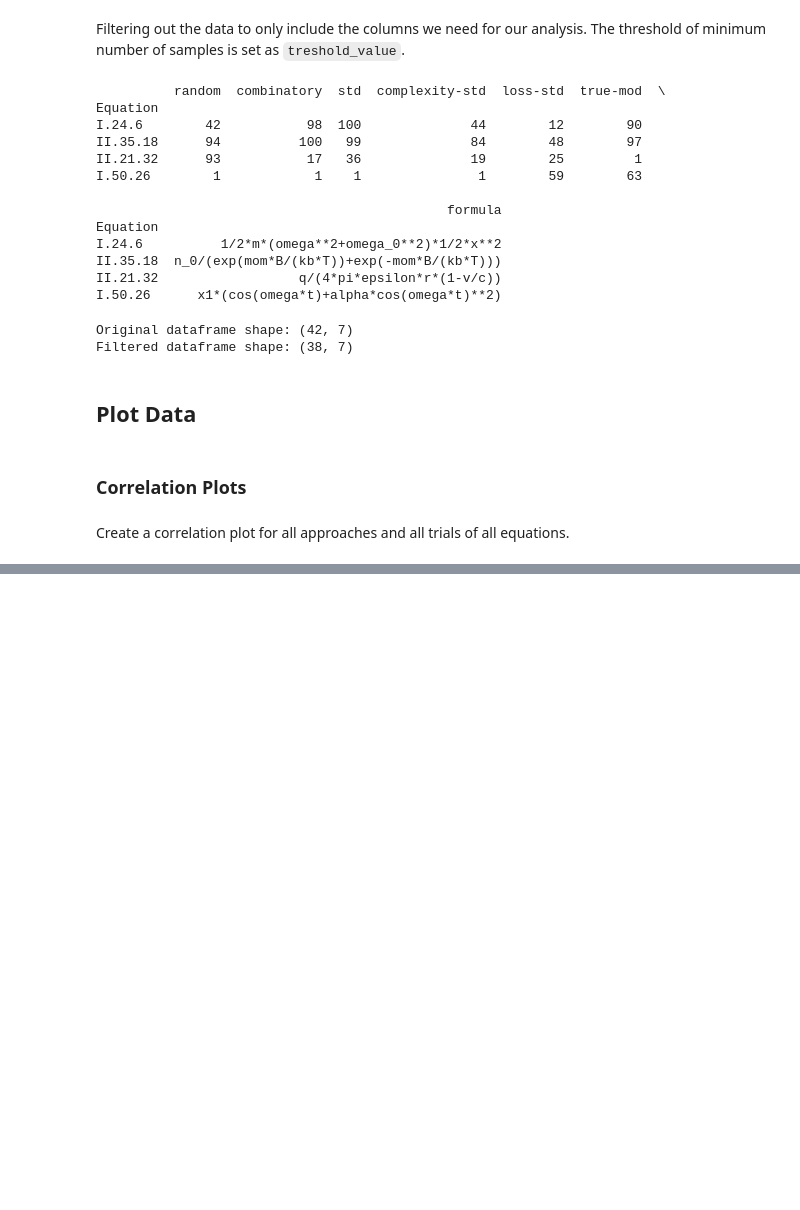
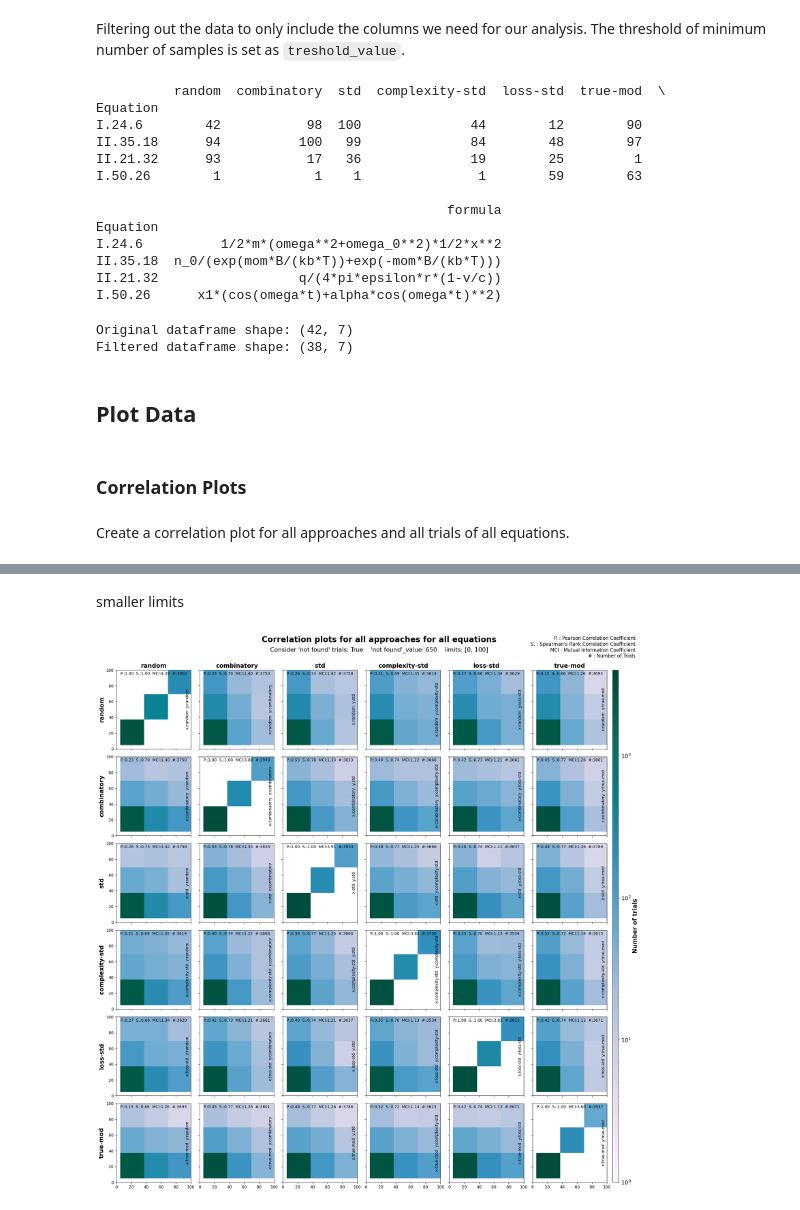
Before and after one commit to FrederikBornemann/SyReAL, a Jupyter notebook: notebooks/data_analysis.ipynb, the cells around one changed output, grey strips where cells are left out. Cells and saved outputs as stored; diff of their text form; code cells hidden in the pictures; blank space fills up the shorter version.

```diff
--- a/notebooks/data_analysis.ipynb
+++ b/notebooks/data_analysis.ipynb
@@ -262,0 +295,6 @@ correlation_plot_comparison(trial_summary_dict)
+# %% [markdown]
+smaller limits
+# %%
+correlation_plot_comparison(trial_summary_dict, lim=[0, 100])
+# %% [output]
+[figure, added]
```
Also changed, not shown: parts of 6 cells of this notebook, 2 other files.
